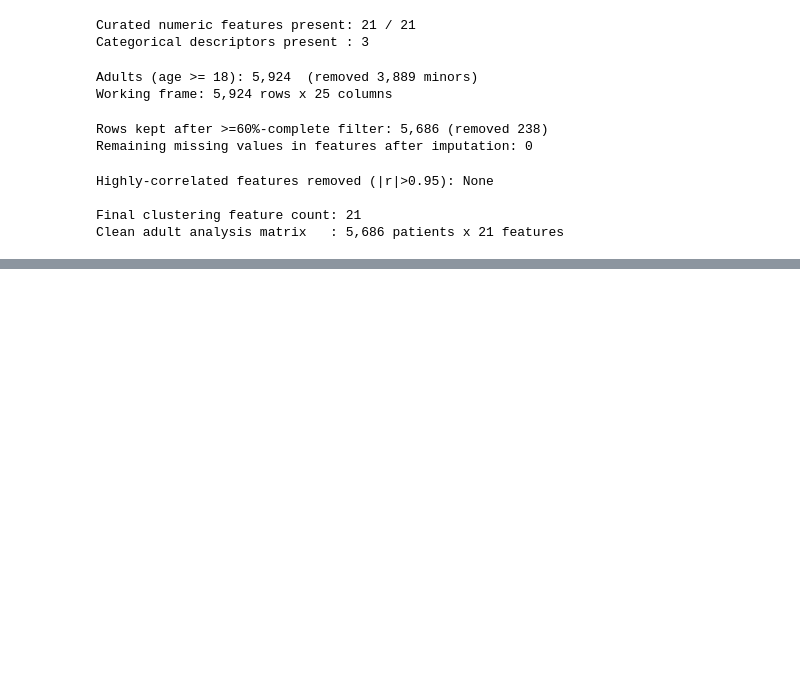
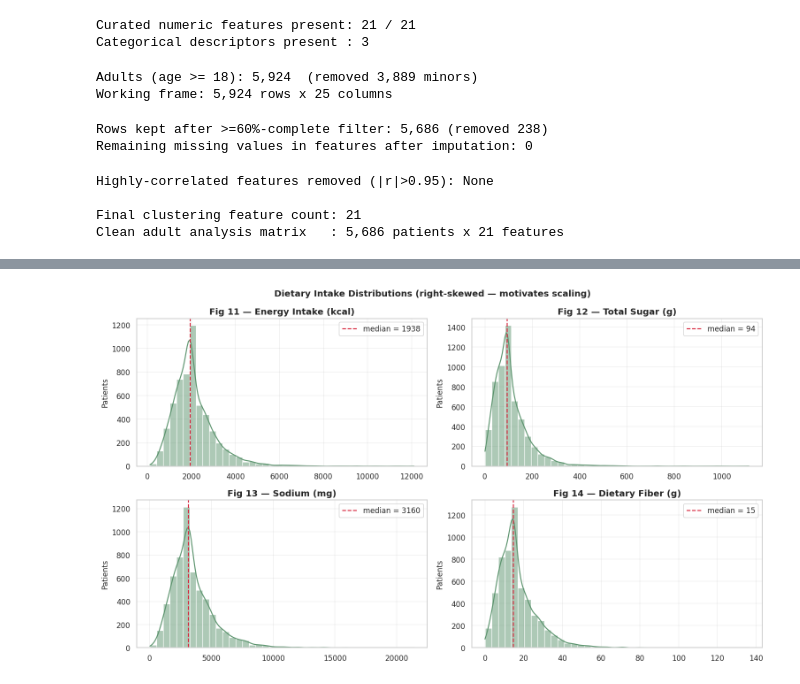
Before and after one commit to Syed-Irfan-1165/Patient-Segmentation-using-Unsupervised-Machine-Learning, a Jupyter notebook: notebooks/NHANES_Patient_Segmentation_PROGRESS.ipynb, the cells around one changed output, grey strips where cells are left out. Saved outputs shown, nothing was run; the diff lists cells and outputs as text; code cells hidden in the pictures; blank space fills up the shorter version.

```diff
--- a/notebooks/NHANES_Patient_Segmentation_PROGRESS.ipynb
+++ b/notebooks/NHANES_Patient_Segmentation_PROGRESS.ipynb
@@ -620,0 +715,18 @@ Clean adult analysis matrix   : 5,686 patients x 21 features
+# %%
+# ===== Figures 11-14: dietary intake distributions =====
+diet_specs = [('Energy_kcal', 'Fig 11 — Energy Intake (kcal)'),
+              ('Sugar_g',     'Fig 12 — Total Sugar (g)'),
+              ('Sodium_mg',   'Fig 13 — Sodium (mg)'),
+              ('Fiber_g',     'Fig 14 — Dietary Fiber (g)')]
+fig, axes = plt.subplots(2, 2, figsize=(14, 8))
+for ax, (col, title) in zip(axes.ravel(), diet_specs):
+    if col not in df_eda: ax.axis('off'); continue
+    sns.histplot(df_eda[col], bins=40, kde=True, color=PALETTE[5], ax=ax)
+    ax.axvline(df_eda[col].median(), color=PALETTE[6], ls='--', lw=1.5,
+               label=f'median = {df_eda[col].median():.0f}')
+    ax.set_title(title); ax.set_xlabel(''); ax.set_ylabel('Patients'); ax.legend()
+fig.suptitle('Dietary Intake Distributions (right-skewed — motivates scaling)',
+             fontsize=13, fontweight='bold')
+plt.tight_layout(); plt.show()
+# %% [output]
+[figure, added]
```
Also changed, not shown: parts of 20 cells of this notebook.
